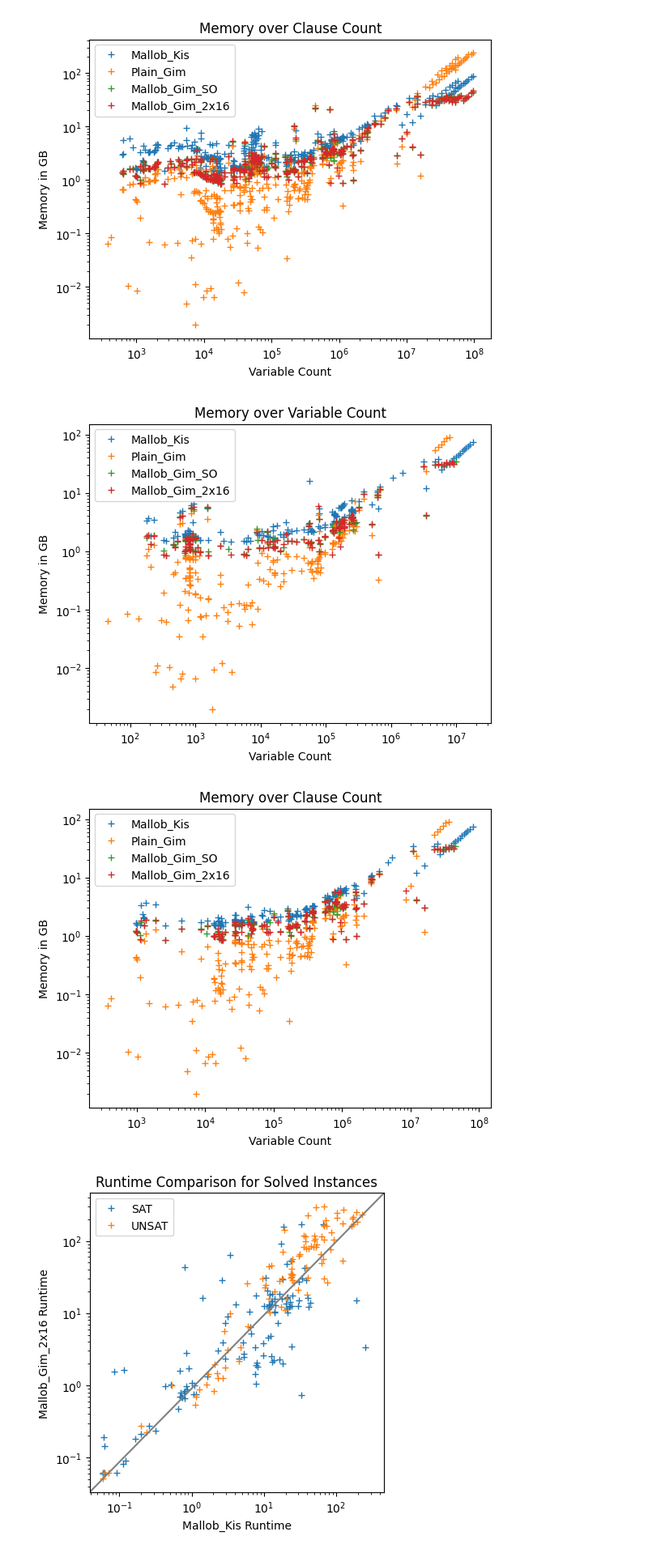
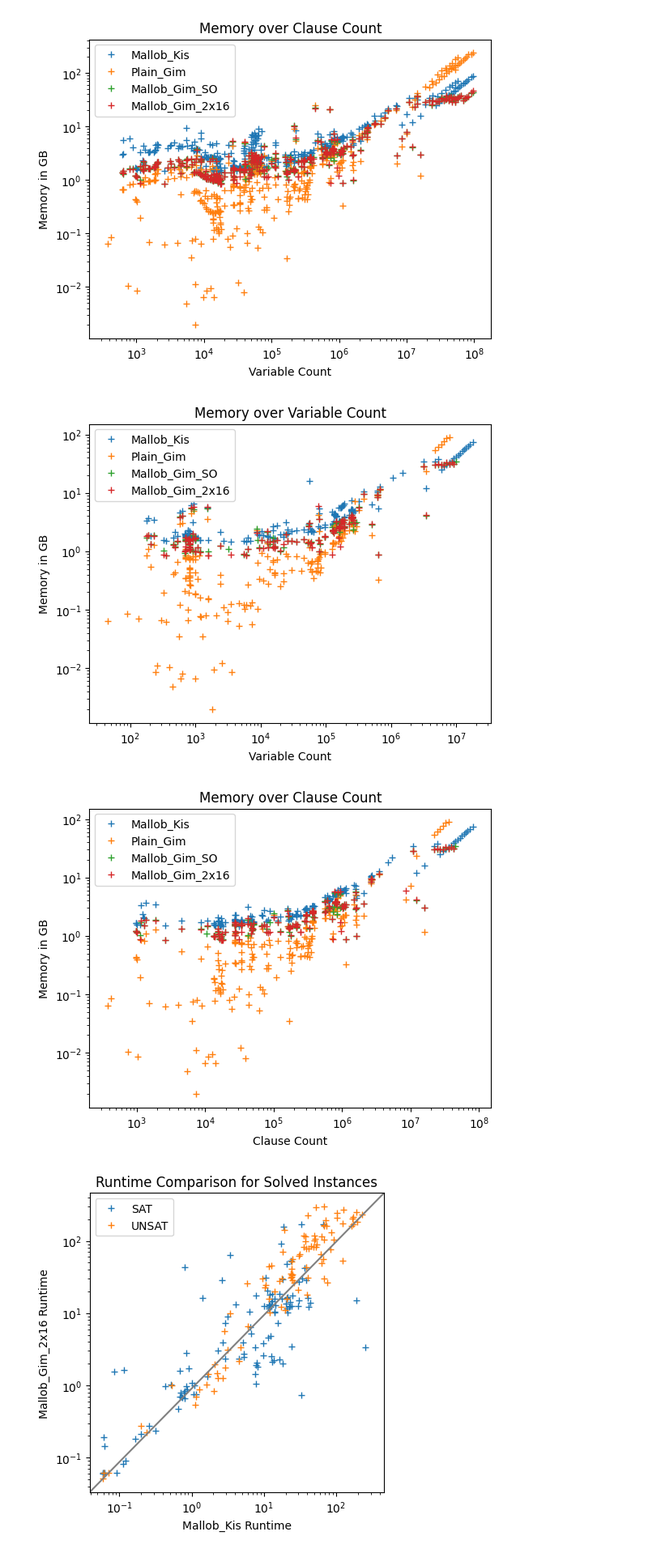
Before and after one commit to rubenGoetz/mallob, a Jupyter notebook: notebooks/plot_data.ipynb, the cells around one changed output. Shown at 81% size. Cells and saved outputs as stored; diff of their text form; code cells hidden in the pictures.

Commit message:
latest changes to plots

```diff
--- a/notebooks/plot_data.ipynb
+++ b/notebooks/plot_data.ipynb
@@ -240,30 +240,30 @@ plt.show()
 # %%
 # Memory over Variable & Clause Counts for solved Instanzes only
 
 for name in solver_names:
     subset = df_overview[df_overview[f"{name}_result"] != 0]
     plt.plot(subset['variables'], subset[f"{name}_memory"], '+')
 plt.legend(solver_names)
 plt.xscale('log')
 plt.yscale('log')
 plt.title('Memory over Variable Count')
 plt.xlabel('Variable Count')
 plt.ylabel('Memory in GB')
 plt.show()
 
 for name in solver_names:
     subset = df_overview[df_overview[f"{name}_result"] != 0]
     plt.plot(subset['clauses'], subset[f"{name}_memory"], '+')
 plt.legend(solver_names)
 plt.xscale('log')
 plt.yscale('log')
 plt.title('Memory over Clause Count')
-plt.xlabel('Variable Count')
+plt.xlabel('Clause Count')
 plt.ylabel('Memory in GB')
 plt.show()
 # %% [output]
 [figure]
-[figure, old version]
+[figure, new version]
 # %%
 # Perpare Dataframes for 2D plots
 # Contains only instances that have been solved by both Algorithms
```
Also changed, not shown: parts of 1 cell of this notebook.
